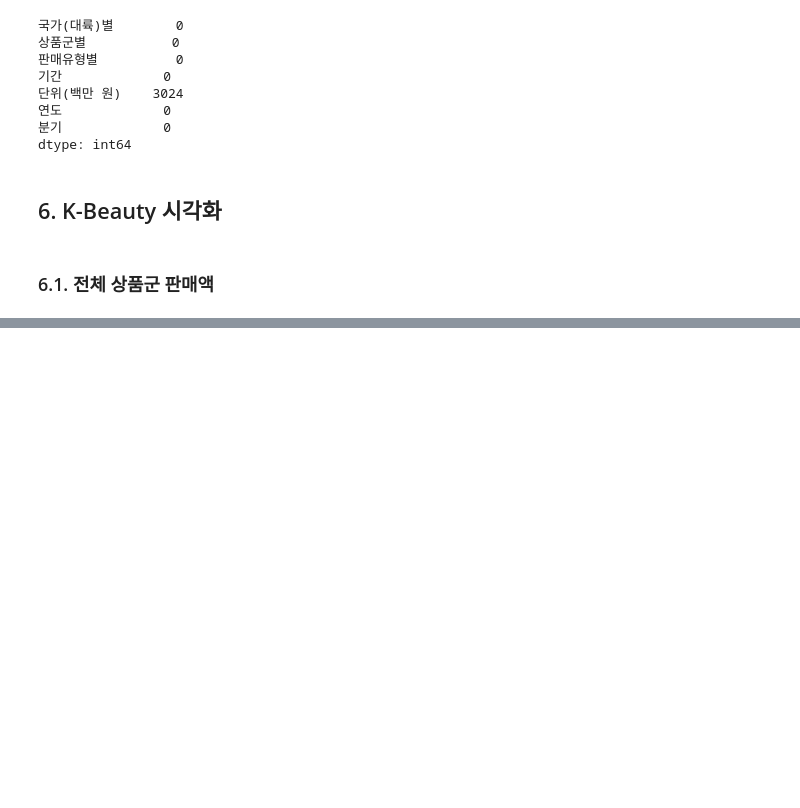
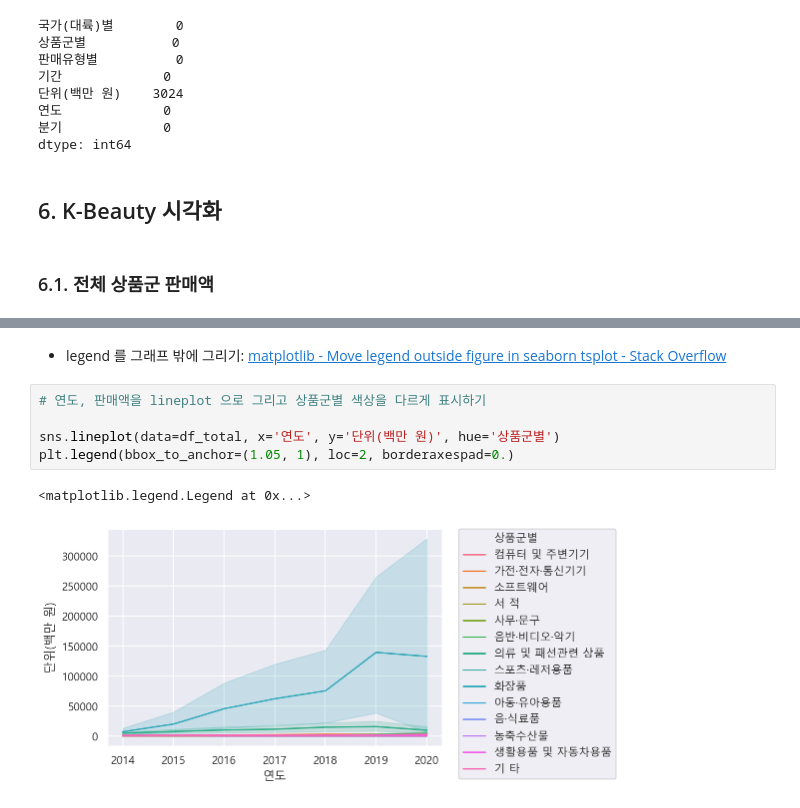
Before and after one commit to ghleex/TIL, a Jupyter notebook: 07_data_science/01_starts_ds_w_python/04_k-beauty_online_sales/01_k-beauty_online_sales.ipynb, the cells around one changed output, grey strips where cells are left out. Drawn from its saved outputs; the diff is of its cells as text; blank space fills up the shorter version.

```diff
--- a/07_data_science/01_starts_ds_w_python/04_k-beauty_online_sales/01_k-beauty_online_sales.ipynb
+++ b/07_data_science/01_starts_ds_w_python/04_k-beauty_online_sales/01_k-beauty_online_sales.ipynb
@@ -223,0 +244,10 @@ dtype: int64
+# %% [markdown]
+* legend 를 그래프 밖에 그리기: [matplotlib - Move legend outside figure in seaborn tsplot - Stack Overflow](https://stackoverflow.com/questions/30490740/move-legend-outside-figure-in-seaborn-tsplot "matplotlib - Move legend outside figure in seaborn tsplot - Stack Overflow")
+# %%
+# 연도, 판매액을 lineplot 으로 그리고 상품군별 색상을 다르게 표시하기
+
+sns.lineplot(data=df_total, x='연도', y='단위(백만 원)', hue='상품군별')
+plt.legend(bbox_to_anchor=(1.05, 1), loc=2, borderaxespad=0.)
+# %% [output]
+<matplotlib.legend.Legend at 0x...>
+[figure, added]
```
Also changed, not shown: parts of 5 cells of this notebook.
